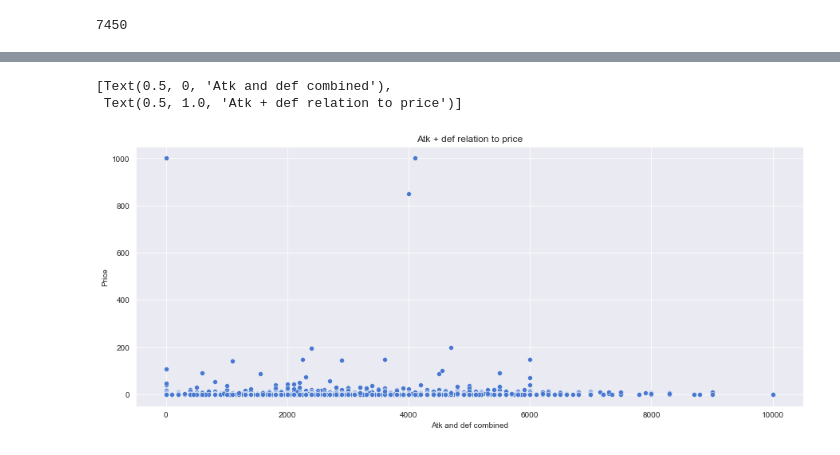
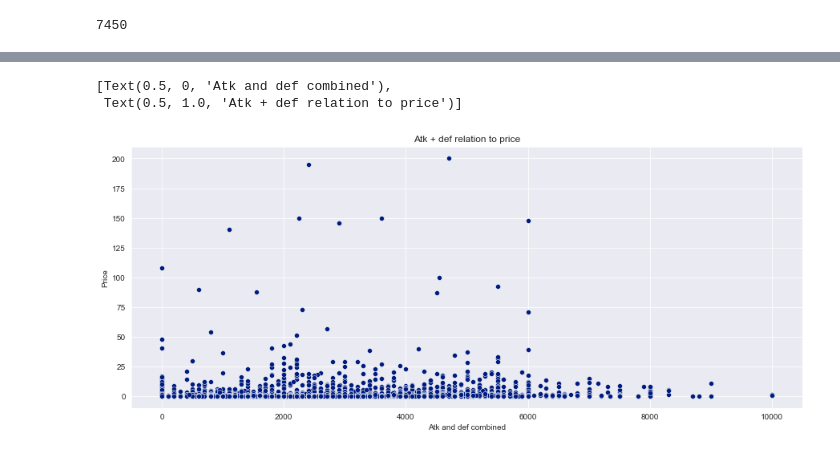
Before and after one commit to Th3NiKo/YuGiOh-cards, a Jupyter notebook: Yu-Gi-Oh Exploratory data analysis.ipynb, the cells around one changed output, grey strips where cells are left out. Drawn from its saved outputs; the diff is of its cells as text; code cells hidden in the pictures.

```diff
--- a/Yu-Gi-Oh Exploratory data analysis.ipynb
+++ b/Yu-Gi-Oh Exploratory data analysis.ipynb
@@ -66,7 +71,7 @@ sns.set_style("darkgrid")
 # %%
 #Show Atrtribute distribution
 fig, ax = plt.subplots(figsize=(15,6))
-sns.set_palette(sns.color_palette("muted"))
-sns.countplot(data=info_database, x="Attribute",ax=ax).set_title('Distribution of cards by attributes')
+sns.set_palette(sns.color_palette(attributes_palette))
+sns.countplot(data=info_database, x="Attribute",ax=ax, order=attributes_sort_order).set_title('Distribution of cards by attributes')
 # %% [output]
 Text(0.5, 1.0, 'Distribution of cards by attributes')
@@ -74,7 +79,8 @@ Text(0.5, 1.0, 'Distribution of cards by attributes')
 # %%
-#Show average price by type
+#Show average price by attributes
 fig, ax = plt.subplots(figsize=(15,6))
-ax = sns.barplot(data=info_database, x="Price", y="Attribute", ax=ax)
+sns.set_palette(sns.color_palette(attributes_palette))
+ax = sns.barplot(data=info_database, x="Price", y="Attribute", ax=ax, order=attributes_sort_order)
 ax.set(title = 'Average price by attributes', xlabel = "Price ($)")
 # %% [output]
 [Text(0.5, 0, 'Price ($)'), Text(0.5, 1.0, 'Average price by attributes')]
@@ -81,0 +88,6 @@ ax.set(title = 'Average price by attributes', xlabel = "Price ($)")
+# %%
+#Show average level by attributes
+fig, ax = plt.subplots(figsize=(15,6))
+sns.set_palette(sns.color_palette(attributes_palette))
+ax = sns.barplot(data=info_database, x="Level", y="Attribute", ax=ax, order=attributes_sort_order)
+ax.set(title = 'Average level by attributes', xlabel = "Level")
@@ -81,0 +97,21 @@ ax.set(title = 'Average price by attributes', xlabel = "Price ($)")
+# %%
+#Show average price by attributes
+plt.style.use('seaborn-dark-palette')
+place_mark = np.arange(len(attributes_sort_order))
+bar_width = 0.35
+
+fig, ax = plt.subplots(figsize=(15,6))
+rects1 = ax.bar(place_mark - bar_width / 2, info_database.groupby(["Attribute"]).mean()["Atk"].values, bar_width, label='Atack', color="maroon")
+rects2 = ax.bar(place_mark + bar_width / 2, info_database.groupby(["Attribute"]).mean()["Def"].values, bar_width, label='Defense', color="royalblue")
+
+# Add labels
+ax.set_ylabel('Atk/Def value')
+ax.set_xlabel('Attributes')
+ax.set_title('Average defense and atack by attributes')
+ax.set_xticks(place_mark)
+ax.set_xticklabels(attributes_sort_order)
+ax.legend()
+
+fig.tight_layout()
+
+plt.show()
@@ -122,10 +174,10 @@ info_database.sort_values(by="AtkDefCombined",ascending=False).head(10)
 # %%
-#Show relationship atk to price
+#Show relationship atk to price without 3 most expensive (for better chart showcase)
 fig, ax = plt.subplots(figsize=(15,6))
-sns.set_palette(sns.color_palette("muted"))
-ax = sns.scatterplot(data=info_database, x="AtkDefCombined", y="Price", ax=ax)
+sns.set_palette(sns.color_palette("dark"))
+ax = sns.scatterplot(data=info_database[info_database["Price"] < 800], x="AtkDefCombined", y="Price", ax=ax)
 ax.set(title="Atk + def relation to price", xlabel = "Atk and def combined")
 # %% [output]
 [Text(0.5, 0, 'Atk and def combined'),
  Text(0.5, 1.0, 'Atk + def relation to price')]
-[figure, old version]
+[figure, new version]
```
Also changed, not shown: parts of 15 cells of this notebook.
